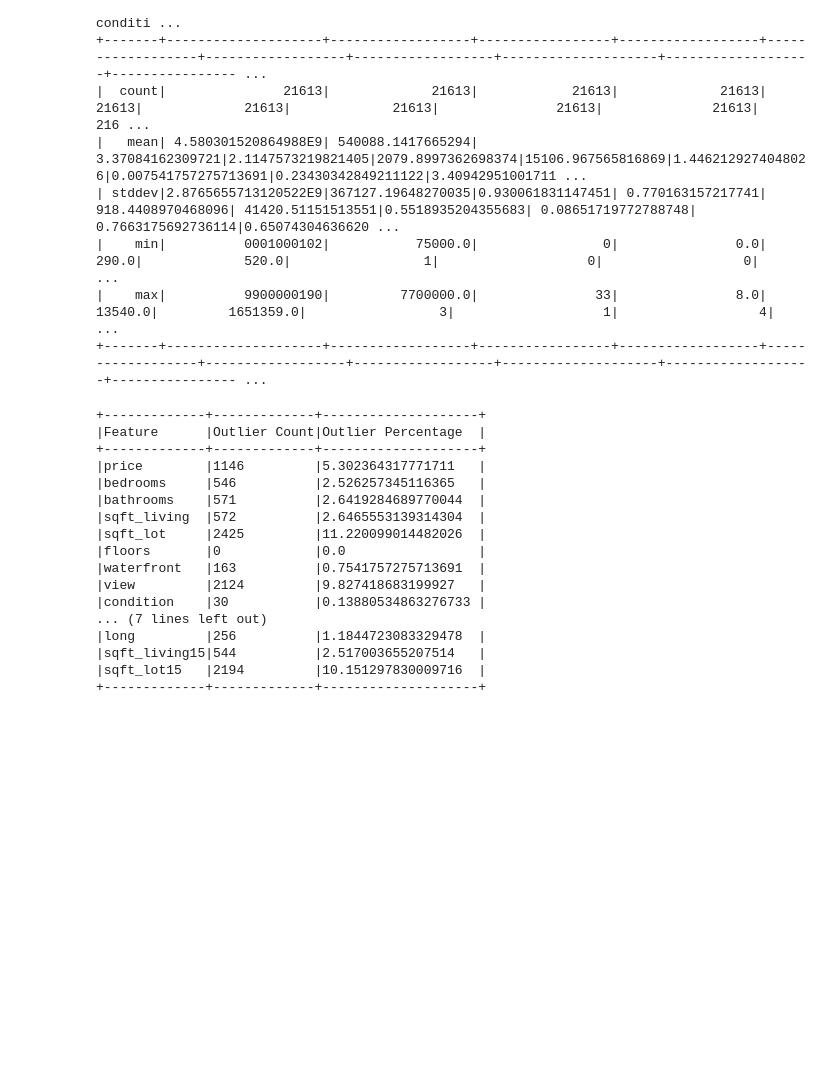
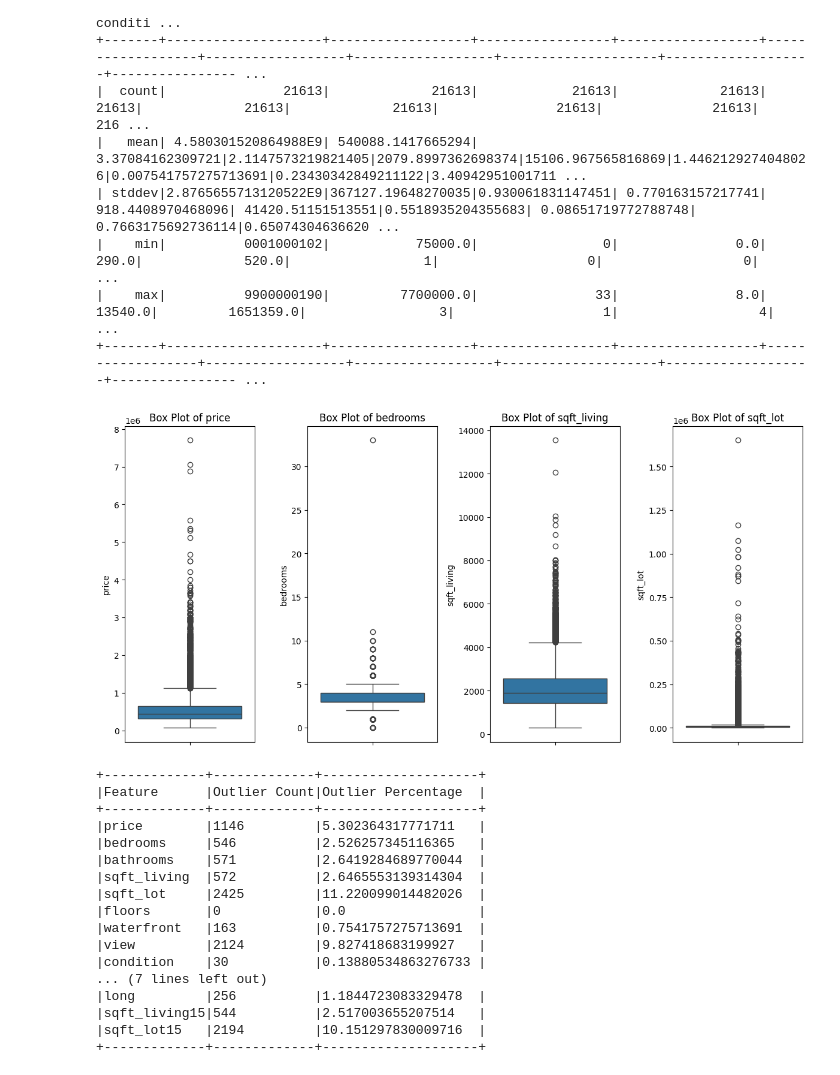
Before and after one commit to caleb10miller/HousingPriceRegression, a Jupyter notebook: EDA/EDA.ipynb, the cells around one changed output. Cells and saved outputs as stored; diff of their text form; code cells hidden in the pictures; blank space fills up the shorter version.

```diff
--- a/EDA/EDA.ipynb
+++ b/EDA/EDA.ipynb
@@ -47,7 +47,7 @@ file_type = "csv"
 df = spark.read.format(file_type) \
   .option("inferSchema", infer_schema) \
   .option("header", first_row_is_header) \
-  .option("sep", delimiter).csv("/content/drive/MyDrive/HousingPriceRegression/data/kc_house_data.csv")
+  .option("sep", delimiter).csv("/content/drive/MyDrive/HousingPriceRegression/Data/kc_house_data.csv")
 # %%
 df.show(5)
 # %% [output]
@@ -235,6 +235,23 @@ df.describe().show()
 |    min|          0001000102|           75000.0|                0|               0.0|             290.0|             520.0|                 1|                   0|                  0|                 ...
 |    max|          9900000190|         7700000.0|               33|               8.0|           13540.0|         1651359.0|                 3|                   1|                  4|                 ...
 +-------+--------------------+------------------+-----------------+------------------+------------------+------------------+------------------+--------------------+-------------------+---------------- ...
+# %%
+df_pandas = df.select(["price", "bedrooms", "sqft_living", "sqft_lot"]).toPandas()
+
+plt.figure(figsize=(12, 6))
+
+features = ["price", "bedrooms", "sqft_living", "sqft_lot"]
+
+for i, feature in enumerate(features, 1):
+    plt.subplot(1, len(features), i)
+    sns.boxplot(y=df_pandas[feature])
+    plt.title(f"Box Plot of {feature}")
+    plt.ylabel(feature)
+
+plt.tight_layout()
+plt.show()
+# %% [output]
+[figure, added]
 # %%
 from pyspark.sql.types import StructType, StructField, StringType
 
```
Also changed, not shown: parts of 3 cells of this notebook.
